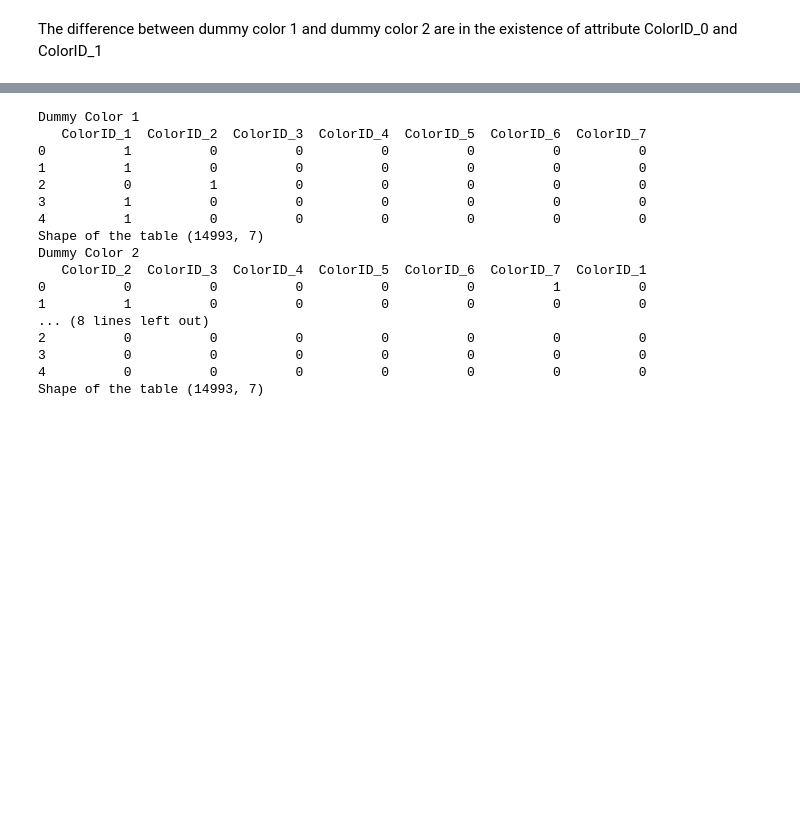
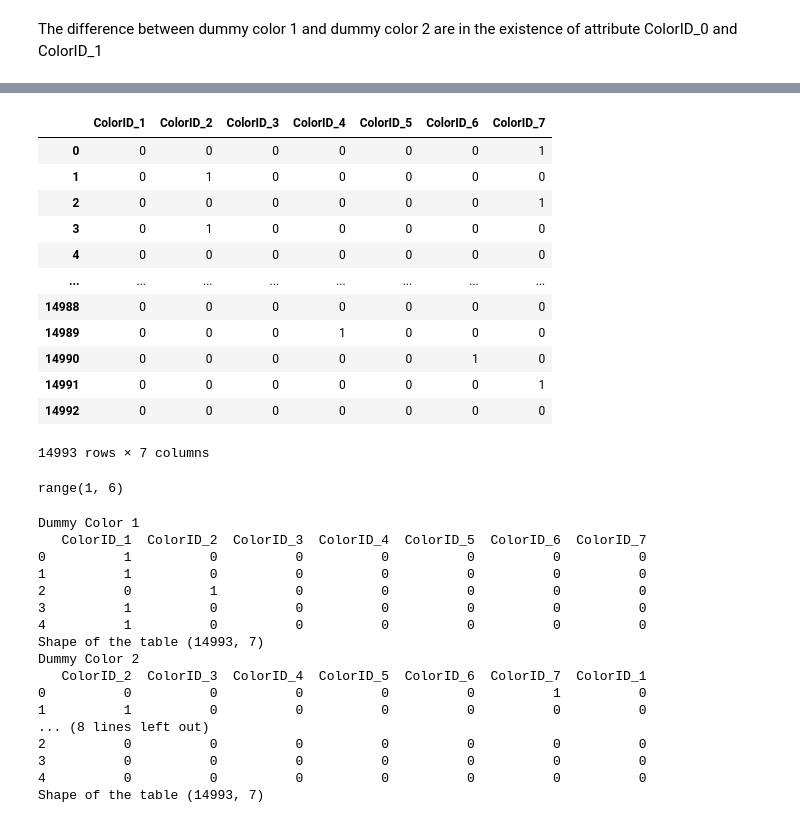
Before and after one commit to naufaldi-fir/adoption-prediction-project, a Jupyter notebook: color-naufaldi.ipynb, the cells around one changed output, grey strips where cells are left out. Drawn from its saved outputs; the diff is of its cells as text; code cells hidden in the pictures; blank space fills up the shorter version.

Commit message:
arranging color dummy

```diff
--- a/color-naufaldi.ipynb
+++ b/color-naufaldi.ipynb
@@ -91,0 +107,7 @@ dum_color3["ColorID_1"] = 0
+# %%
+#function for color arrange
+arrange_color = []
+for i in range(1,8):
+    column_name = f"ColorID_{i}"
+    arrange_color.append(column_name)
+print(arrange_color)
@@ -91,0 +139,3 @@ dum_color3["ColorID_1"] = 0
+# %%
+dum_color2 = dum_color2[arrange_color]
+dum_color2.head()
@@ -92,3 +162,23 @@ dum_color3["ColorID_1"] = 0
+# %%
+dum_color2
+# %% [output]
+|  | ColorID_1 | ColorID_2 | ColorID_3 | ColorID_4 | ColorID_5 | ColorID_6 | ColorID_7 |
+| 0 | 0 | 0 | 0 | 0 | 0 | 0 | 1 |
+| 1 | 0 | 1 | 0 | 0 | 0 | 0 | 0 |
+| 2 | 0 | 0 | 0 | 0 | 0 | 0 | 1 |
+| 3 | 0 | 1 | 0 | 0 | 0 | 0 | 0 |
+| 4 | 0 | 0 | 0 | 0 | 0 | 0 | 0 |
+| ... | ... | ... | ... | ... | ... | ... | ... |
+| 14988 | 0 | 0 | 0 | 0 | 0 | 0 | 0 |
+| 14989 | 0 | 0 | 0 | 1 | 0 | 0 | 0 |
+| 14990 | 0 | 0 | 0 | 0 | 0 | 1 | 0 |
+| 14991 | 0 | 0 | 0 | 0 | 0 | 0 | 1 |
+| 14992 | 0 | 0 | 0 | 0 | 0 | 0 | 0 |
+14993 rows × 7 columns
+# %%
+range(1,6)
+# %% [output]
+range(1, 6)
 # %%
 # print all color after edit
 print_color(all_color)
```
Also changed, not shown: parts of 19 cells of this notebook.
